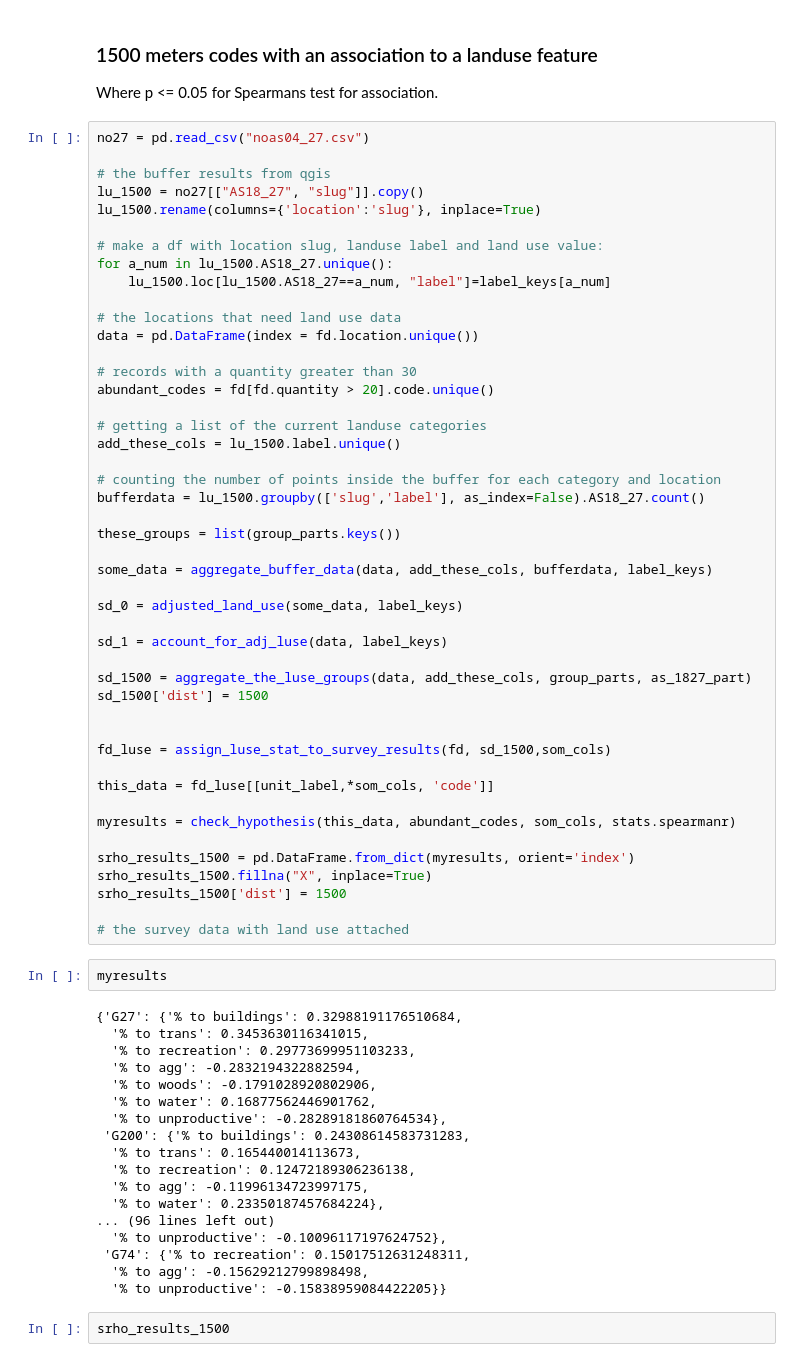
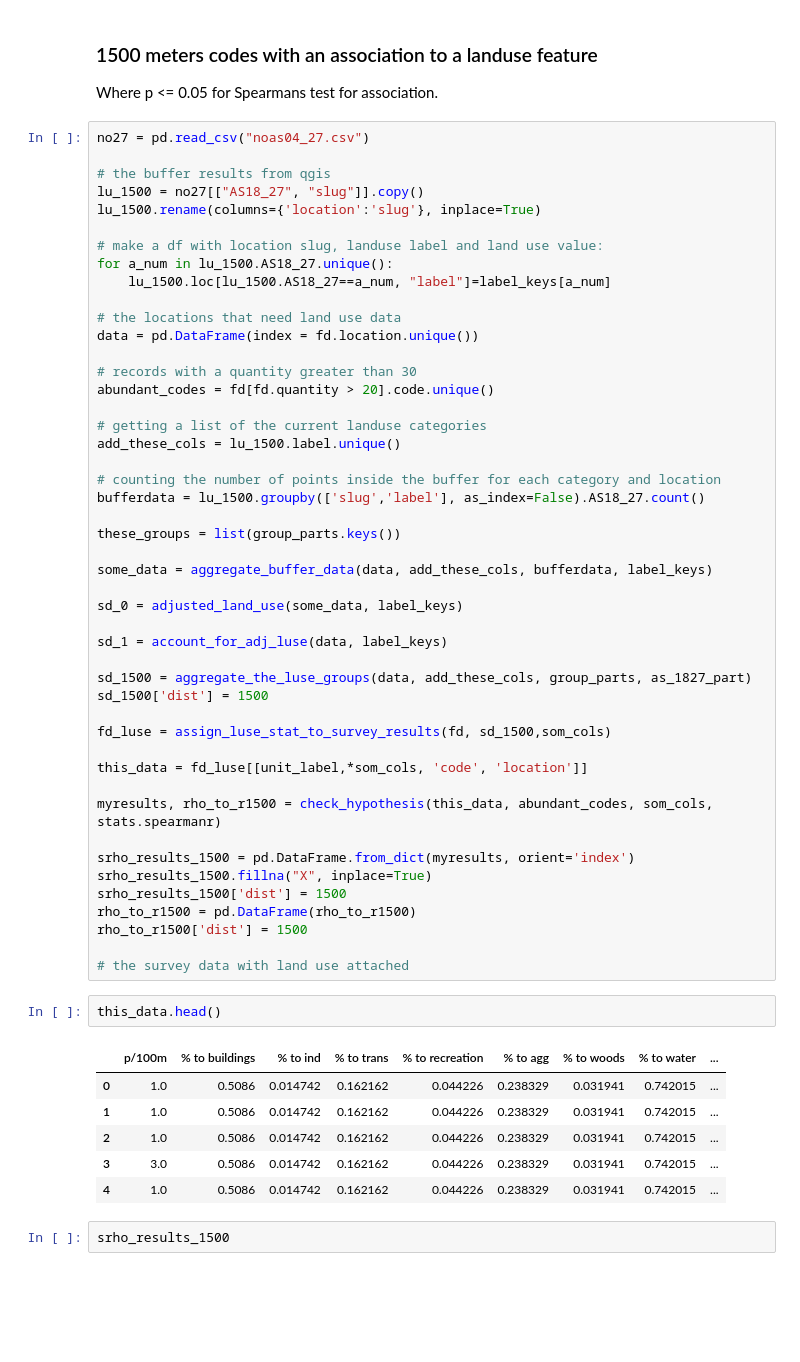
Before and after one commit to hammerdirt-analyst/landuse, a Jupyter notebook: land_use_1500_10000.ipynb, the cells around one changed output. Drawn from its saved outputs; the diff is of its cells as text; blank space fills up the shorter version.

```diff
--- a/land_use_1500_10000.ipynb
+++ b/land_use_1500_10000.ipynb
@@ -230,38 +232,28 @@ sd_1 = account_for_adj_luse(data, label_keys)
 sd_1500 = aggregate_the_luse_groups(data, add_these_cols, group_parts, as_1827_part)
 sd_1500['dist'] = 1500
 
-
 fd_luse = assign_luse_stat_to_survey_results(fd, sd_1500,som_cols)
 
-this_data = fd_luse[[unit_label,*som_cols, 'code']]
+this_data = fd_luse[[unit_label,*som_cols, 'code', 'location']]
 
-myresults = check_hypothesis(this_data, abundant_codes, som_cols, stats.spearmanr)
+myresults, rho_to_r1500 = check_hypothesis(this_data, abundant_codes, som_cols, stats.spearmanr)
 
 srho_results_1500 = pd.DataFrame.from_dict(myresults, orient='index')
 srho_results_1500.fillna("X", inplace=True)
 srho_results_1500['dist'] = 1500
+rho_to_r1500 = pd.DataFrame(rho_to_r1500)
+rho_to_r1500['dist'] = 1500
 
 # the survey data with land use attached
-# %%
-myresults
-# %% [output]
-{'G27': {'% to buildings': 0.32988191176510684,
-  '% to trans': 0.3453630116341015,
-  '% to recreation': 0.29773699951103233,
-  '% to agg': -0.2832194322882594,
-  '% to woods': -0.1791028920802906,
-  '% to water': 0.16877562446901762,
-  '% to unproductive': -0.28289181860764534},
- 'G200': {'% to buildings': 0.24308614583731283,
-  '% to trans': 0.165440014113673,
-  '% to recreation': 0.12472189306236138,
-  '% to agg': -0.11996134723997175,
-  '% to water': 0.23350187457684224},
-... (96 lines left out)
-  '% to unproductive': -0.10096117197624752},
- 'G74': {'% to recreation': 0.15017512631248311,
-  '% to agg': -0.15629212799898498,
-  '% to unproductive': -0.15838959084422205}}
+# %%
+this_data.head()
+# %% [output]
+|  | p/100m | % to buildings | % to ind | % to trans | % to recreation | % to agg | % to woods | % to water | ... |
+| 0 | 1.0 | 0.5086 | 0.014742 | 0.162162 | 0.044226 | 0.238329 | 0.031941 | 0.742015 | ... |
+| 1 | 1.0 | 0.5086 | 0.014742 | 0.162162 | 0.044226 | 0.238329 | 0.031941 | 0.742015 | ... |
+| 2 | 1.0 | 0.5086 | 0.014742 | 0.162162 | 0.044226 | 0.238329 | 0.031941 | 0.742015 | ... |
+| 3 | 3.0 | 0.5086 | 0.014742 | 0.162162 | 0.044226 | 0.238329 | 0.031941 | 0.742015 | ... |
+| 4 | 1.0 | 0.5086 | 0.014742 | 0.162162 | 0.044226 | 0.238329 | 0.031941 | 0.742015 | ... |
 # %%
 srho_results_1500
 # %% [output]
```
Also changed, not shown: parts of 11 cells of this notebook.
